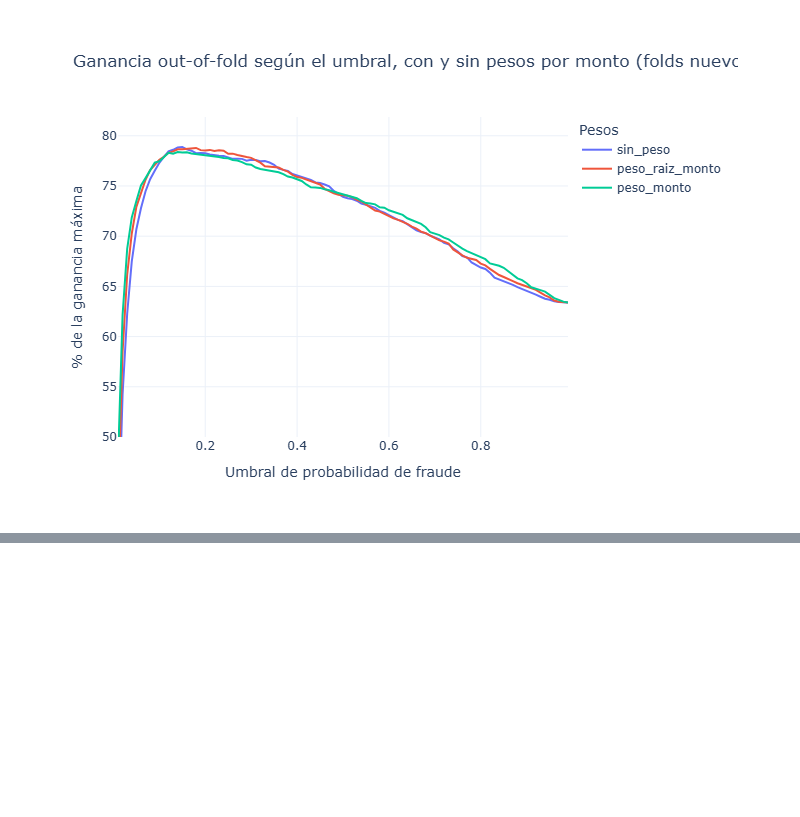
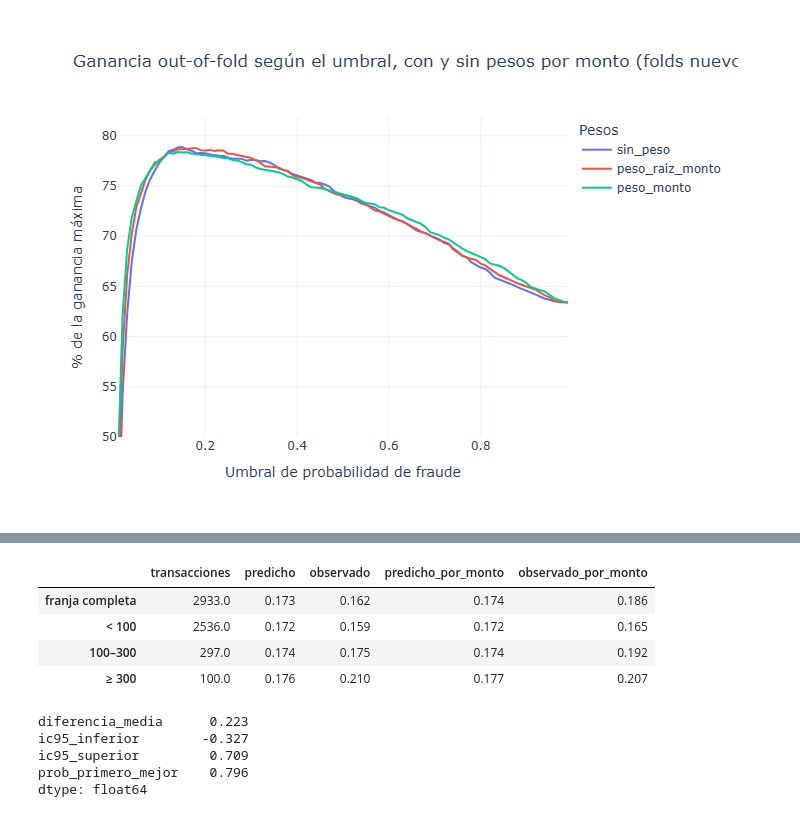
Before and after one commit to JuanFeDS/fraud_shipping, a Jupyter notebook: notebooks/04.experimentacion.ipynb, the cells around one changed output, grey strips where cells are left out. Saved outputs shown, nothing was run; the diff lists cells and outputs as text; code cells hidden in the pictures; blank space fills up the shorter version.

```diff
--- a/notebooks/04.experimentacion.ipynb
+++ b/notebooks/04.experimentacion.ipynb
@@ -562,0 +704,15 @@ fig.show()
+# %%
+# Calibración del modelo final en la franja 0,15–0,20 y diferencia entre el umbral de la política (0,20) y el anterior (0,15)
+display(calibracion_por_monto(datos_crudos, probabilidad_final, 0.15, 0.20))
+bootstrap_diferencia_umbrales(datos_crudos, probabilidad_final, THRESHOLD, 0.15, REMUESTRAS_BOOTSTRAP, SEED)
+# %% [output]
+|  | transacciones | predicho | observado | predicho_por_monto | observado_por_monto |
+| franja completa | 2933.0 | 0.173 | 0.162 | 0.174 | 0.186 |
+| < 100 | 2536.0 | 0.172 | 0.159 | 0.172 | 0.165 |
+| 100–300 | 297.0 | 0.174 | 0.175 | 0.174 | 0.192 |
+| ≥ 300 | 100.0 | 0.176 | 0.210 | 0.177 | 0.207 |
+diferencia_media      0.223
+ic95_inferior        -0.327
+ic95_superior         0.709
+prob_primero_mejor    0.796
+dtype: float64
```
Also changed, not shown: parts of 31 cells of this notebook.
